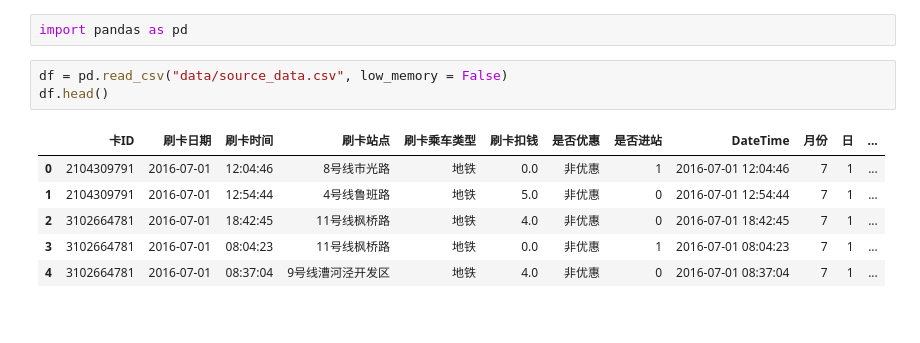
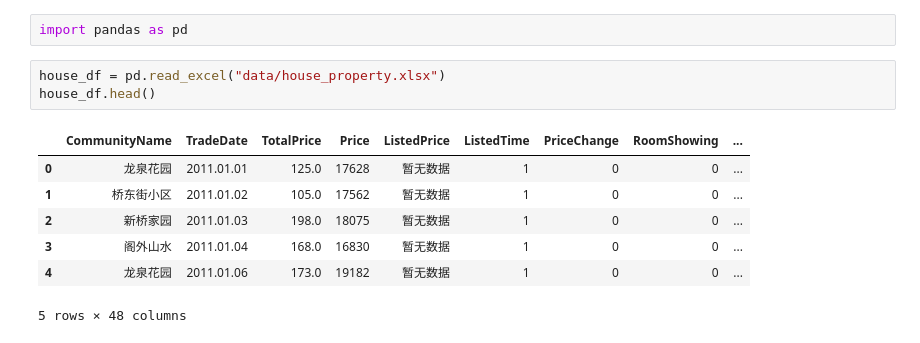
Before and after one commit to luoyiti/poi-house-data-research, a Jupyter notebook: dataProcess.ipynb, the cells around one changed output. Cells and saved outputs as stored; diff of their text form.

```diff
--- a/dataProcess.ipynb
+++ b/dataProcess.ipynb
@@ -1,13 +1,14 @@
 # %%
 import pandas as pd
 # %%
-df = pd.read_csv("data/source_data.csv", low_memory = False)
-df.head()
+house_df = pd.read_excel("data/house_property.xlsx")
+house_df.head()
 # %% [output]
-|  | 卡ID | 刷卡日期 | 刷卡时间 | 刷卡站点 | 刷卡乘车类型 | 刷卡扣钱 | 是否优惠 | 是否进站 | DateTime | 月份 | 日 | ... |
-| 0 | 2104309791 | 2016-07-01 | 12:04:46 | 8号线市光路 | 地铁 | 0.0 | 非优惠 | 1 | 2016-07-01 12:04:46 | 7 | 1 | ... |
-| 1 | 2104309791 | 2016-07-01 | 12:54:44 | 4号线鲁班路 | 地铁 | 5.0 | 非优惠 | 0 | 2016-07-01 12:54:44 | 7 | 1 | ... |
-| 2 | 3102664781 | 2016-07-01 | 18:42:45 | 11号线枫桥路 | 地铁 | 4.0 | 非优惠 | 0 | 2016-07-01 18:42:45 | 7 | 1 | ... |
-| 3 | 3102664781 | 2016-07-01 | 08:04:23 | 11号线枫桥路 | 地铁 | 0.0 | 非优惠 | 1 | 2016-07-01 08:04:23 | 7 | 1 | ... |
-| 4 | 3102664781 | 2016-07-01 | 08:37:04 | 9号线漕河泾开发区 | 地铁 | 4.0 | 非优惠 | 0 | 2016-07-01 08:37:04 | 7 | 1 | ... |
+|  | CommunityName | TradeDate | TotalPrice | Price | ListedPrice | ListedTime | PriceChange | RoomShowing | ... |
+| 0 | 龙泉花园 | 2011.01.01 | 125.0 | 17628 | 暂无数据 | 1 | 0 | 0 | ... |
+| 1 | 桥东街小区 | 2011.01.02 | 105.0 | 17562 | 暂无数据 | 1 | 0 | 0 | ... |
+| 2 | 新桥家园 | 2011.01.03 | 198.0 | 18075 | 暂无数据 | 1 | 0 | 0 | ... |
+| 3 | 阁外山水 | 2011.01.04 | 168.0 | 16830 | 暂无数据 | 1 | 0 | 0 | ... |
+| 4 | 龙泉花园 | 2011.01.06 | 173.0 | 19182 | 暂无数据 | 1 | 0 | 0 | ... |
+5 rows × 48 columns
 # %%
```
Also changed, not shown: parts of 3 cells of this notebook, 4 other files.
